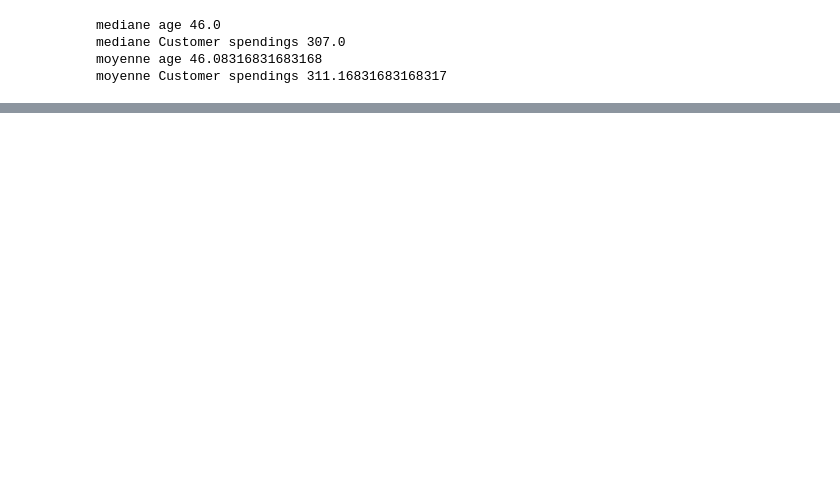
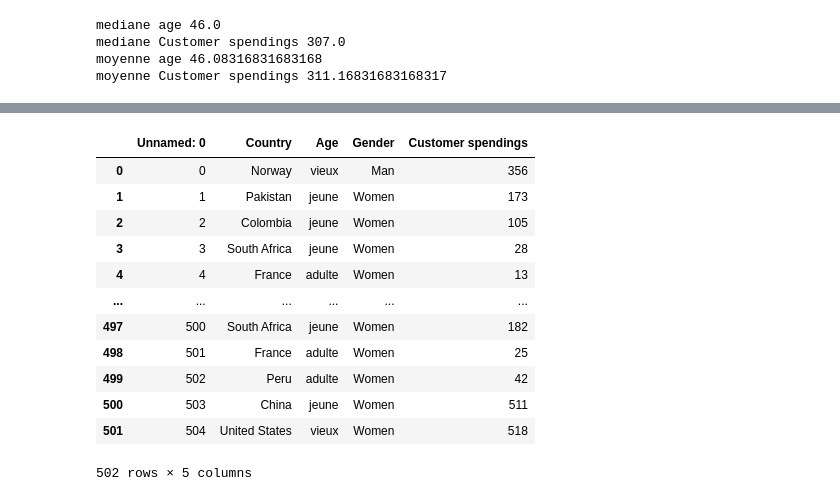
Before and after one commit to ocintho/IGS, a Jupyter notebook: exercice_pandas.ipynb, the cells around one changed output, grey strips where cells are left out. Saved outputs shown, nothing was run; the diff lists cells and outputs as text; code cells hidden in the pictures; blank space fills up the shorter version.

```diff
--- a/exercice_pandas.ipynb
+++ b/exercice_pandas.ipynb
@@ -104,3 +163,32 @@ dataset
 #Nettoyer les doublons : supprimer toutes les lignes qui apparaissent plus d’une fois
 #dans les données,
 dataset.drop_duplicates( keep = 'first' , inplace = True , ignore_index = False )
+# %%
+dataset.drop(columns= ['Name', 'Phone Number', 'Email', 'Address', 'Postal code',
+                       'Last date of connection', 'Last time of connection'], axis=1, inplace=True)
+# %%
+#Écrire les données nettoyées dans un nouveau fichier CSV avec uniquement les
+#colonnes suivantes :
+#○ « Country »
+#○ « Age »
+#○ « Gender »
+#○ « Customer spendings »
+#Le livrable est un fichier Jupyter Notebook contenant le travail effectué
+data =pd.DataFrame(dataset)
+data.to_csv("data.csv")
+data = pd.read_csv("data.csv")
+data
+# %% [output]
+|  | Unnamed: 0 | Country | Age | Gender | Customer spendings |
+| 0 | 0 | Norway | vieux | Man | 356 |
+| 1 | 1 | Pakistan | jeune | Women | 173 |
+| 2 | 2 | Colombia | jeune | Women | 105 |
+| 3 | 3 | South Africa | jeune | Women | 28 |
+| 4 | 4 | France | adulte | Women | 13 |
+| ... | ... | ... | ... | ... | ... |
+| 497 | 500 | South Africa | jeune | Women | 182 |
+| 498 | 501 | France | adulte | Women | 25 |
+| 499 | 502 | Peru | adulte | Women | 42 |
+| 500 | 503 | China | jeune | Women | 511 |
+| 501 | 504 | United States | vieux | Women | 518 |
+502 rows × 5 columns
```
Also changed, not shown: parts of 16 cells of this notebook.
